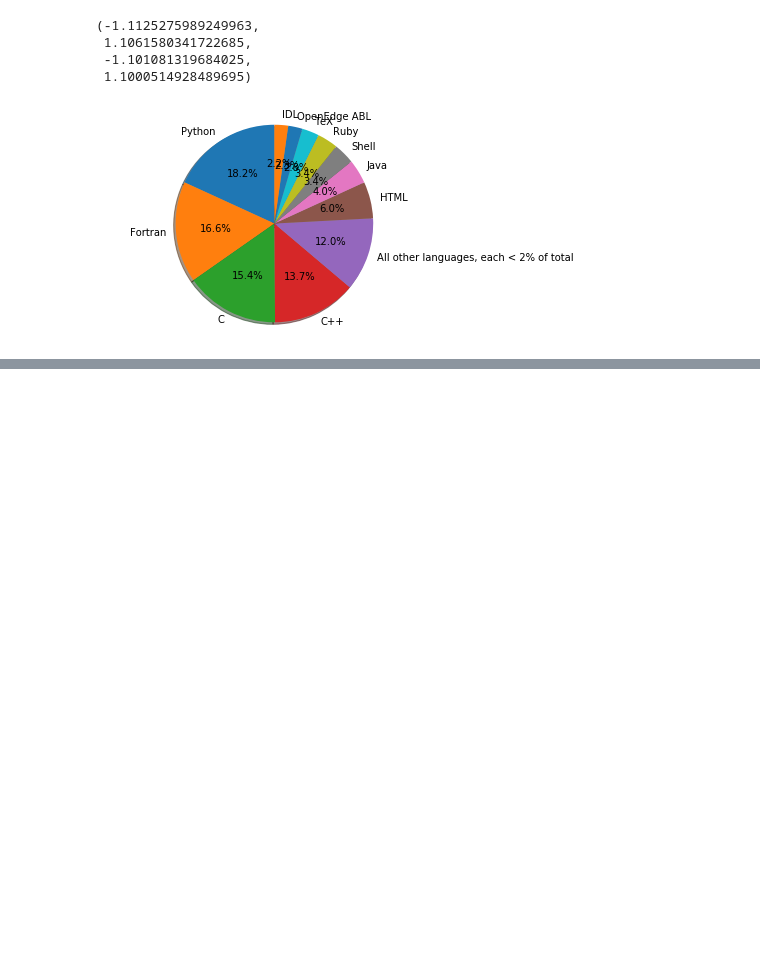
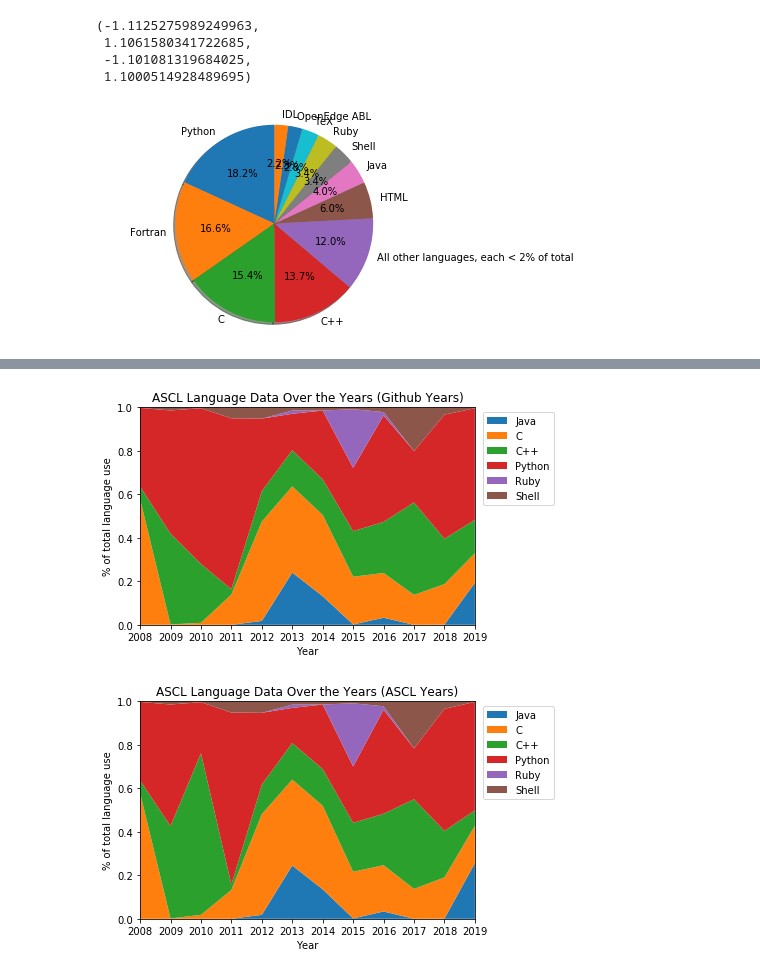
Before and after one commit to teuben/ascl-tools, a Jupyter notebook: Language-Date visualizations.ipynb, the cells around one changed output, grey strips where cells are left out. Drawn from its saved outputs; the diff is of its cells as text; code cells hidden in the pictures; blank space fills up the shorter version.

Commit message:
created the stacked line charts

```diff
--- a/Language-Date visualizations.ipynb
+++ b/Language-Date visualizations.ipynb
@@ -206,0 +243,22 @@ trying Others in year 2020
+# %%
+#now, let's create the stacked area chart
+
+plt.stackplot( repo_df.index.values, repo_df.T )
+plt.legend(bbox_to_anchor=(1.25, 1), labels=repo_df.columns)
+plt.margins(0,0)
+plt.title('ASCL Language Data Over the Years (Github Years)')
+plt.xlabel('Year')
+plt.ylabel('% of total language use')
+plt.show()
+
+
+plt.stackplot( ascl_df.index.values, ascl_df.T )
+plt.legend(bbox_to_anchor=(1.25, 1), labels=ascl_df.columns)
+plt.margins(0,0)
+plt.title('ASCL Language Data Over the Years (ASCL Years)')
+plt.xlabel('Year')
+plt.ylabel('% of total language use')
+plt.show()
+# %% [output]
+[figure, added]
+[figure, added]
```
Also changed, not shown: parts of 3 cells of this notebook.
